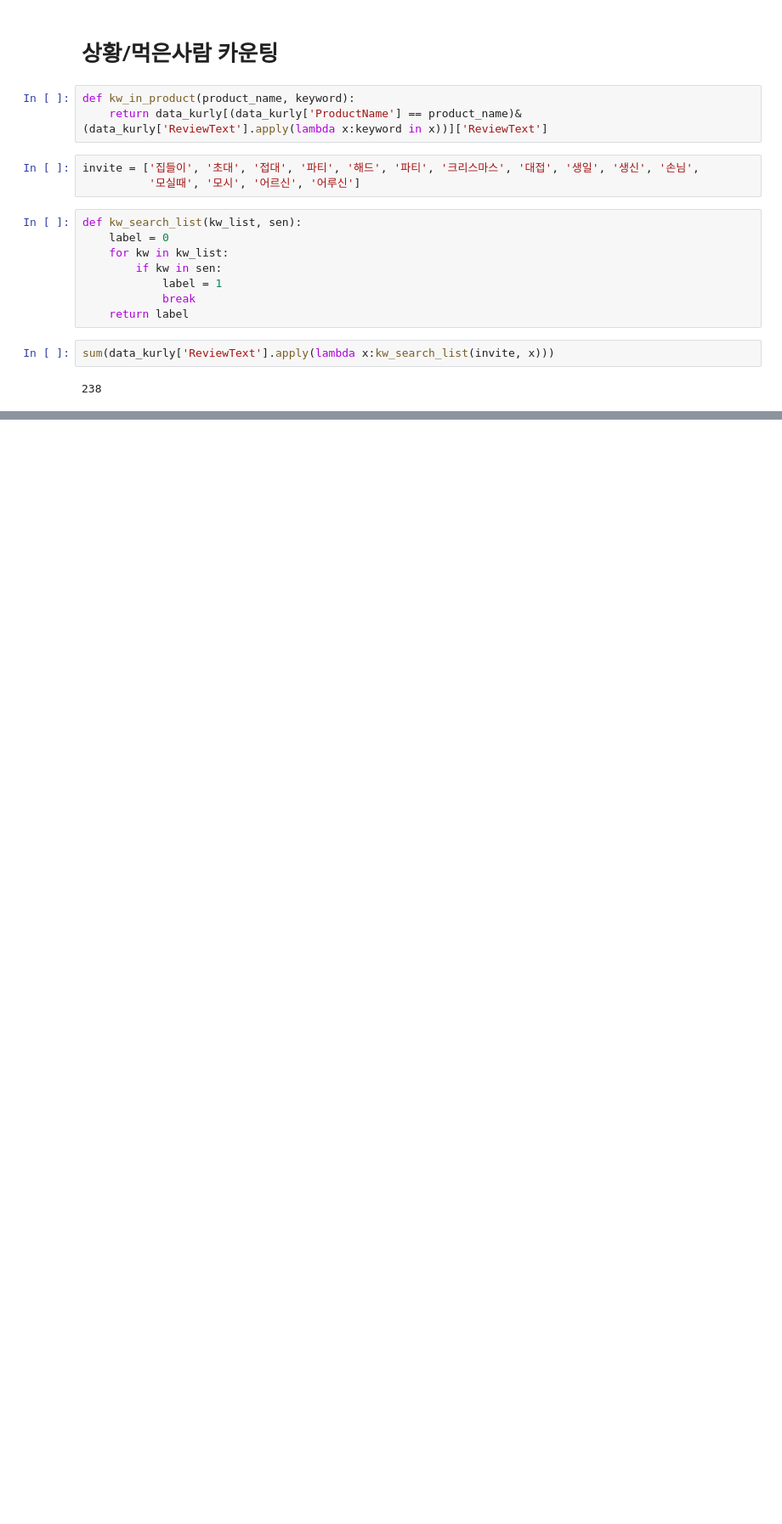
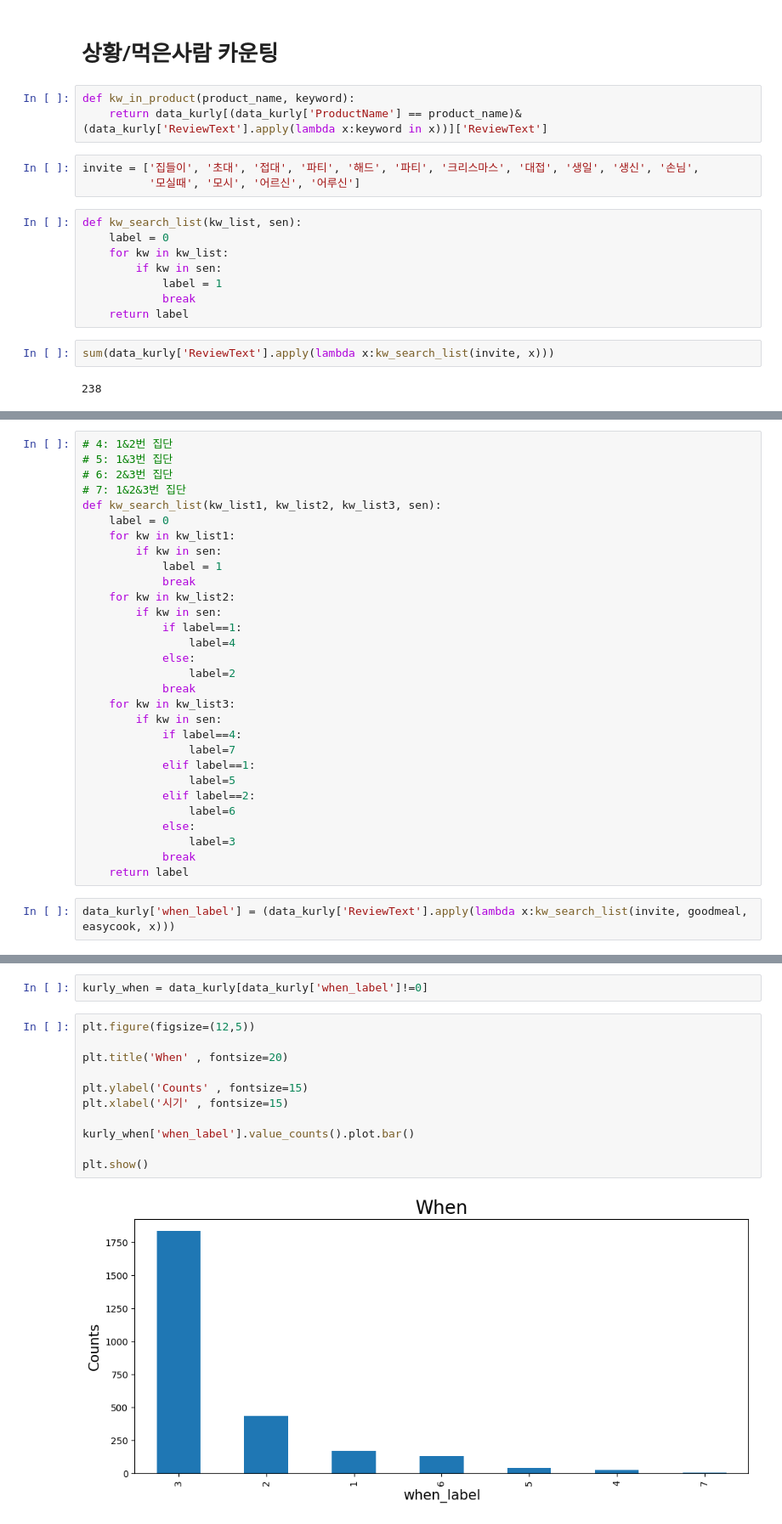
Before and after one commit to eatthecompanyxasac/doeat2023, a Jupyter notebook: KYJ/analysis_kurlyreview2.ipynb, the cells around one changed output, grey strips where cells are left out. Shown: that part at 85% size. Drawn from its saved outputs; the diff is of its cells as text; blank space fills up the shorter version.

```diff
--- a/KYJ/analysis_kurlyreview2.ipynb
+++ b/KYJ/analysis_kurlyreview2.ipynb
@@ -150,0 +177,32 @@ Index(['ProductCode', 'MemberGrade', 'MemberName', 'ProductName', 'ReviewText',
+# %%
+# 4: 1&2번 집단
+# 5: 1&3번 집단
+# 6: 2&3번 집단
+# 7: 1&2&3번 집단
+def kw_search_list(kw_list1, kw_list2, kw_list3, sen):
+    label = 0
+    for kw in kw_list1:
+        if kw in sen:
+            label = 1
+            break
+    for kw in kw_list2:
+        if kw in sen:
+            if label==1:
+                label=4
+            else:
+                label=2
+            break
+    for kw in kw_list3:
+        if kw in sen:
+            if label==4:
+                label=7
+            elif label==1:
+                label=5
+            elif label==2:
+                label=6
+            else:
+                label=3
+            break
+    return label
+# %%
+data_kurly['when_label'] = (data_kurly['ReviewText'].apply(lambda x:kw_search_list(invite, goodmeal, easycook, x)))
@@ -150,0 +249,15 @@ Index(['ProductCode', 'MemberGrade', 'MemberName', 'ProductName', 'ReviewText',
+# %%
+kurly_when = data_kurly[data_kurly['when_label']!=0]
+# %%
+plt.figure(figsize=(12,5))
+
+plt.title('When' , fontsize=20)
+
+plt.ylabel('Counts' , fontsize=15)
+plt.xlabel('시기' , fontsize=15)
+
+kurly_when['when_label'].value_counts().plot.bar()
+
+plt.show()
+# %% [output]
+[figure, added]
```
Also changed, not shown: parts of 15 cells of this notebook.
